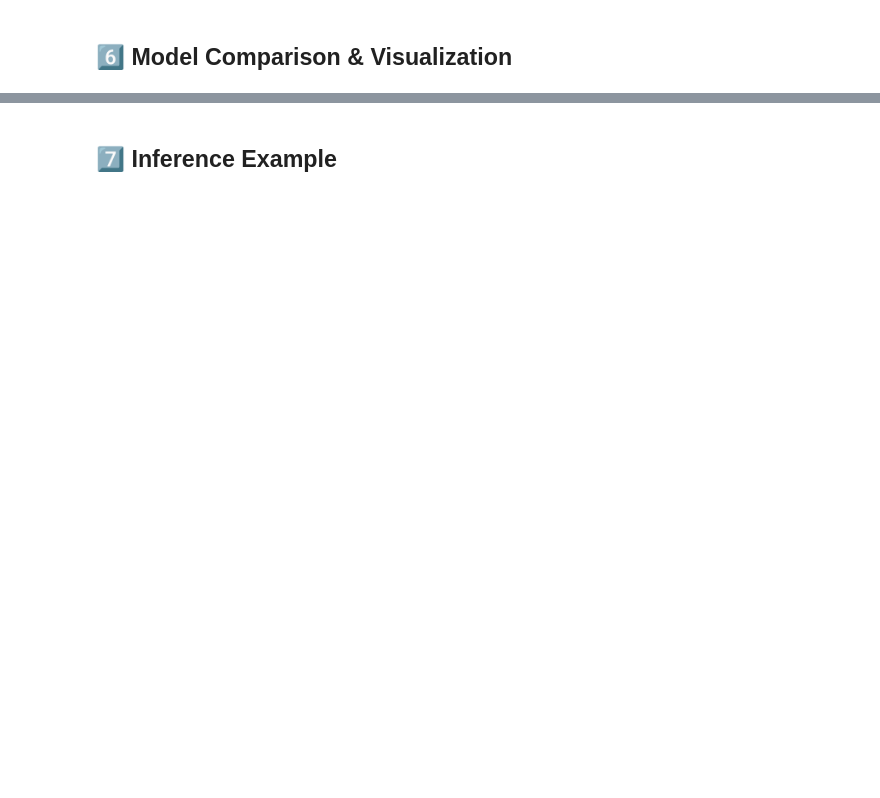
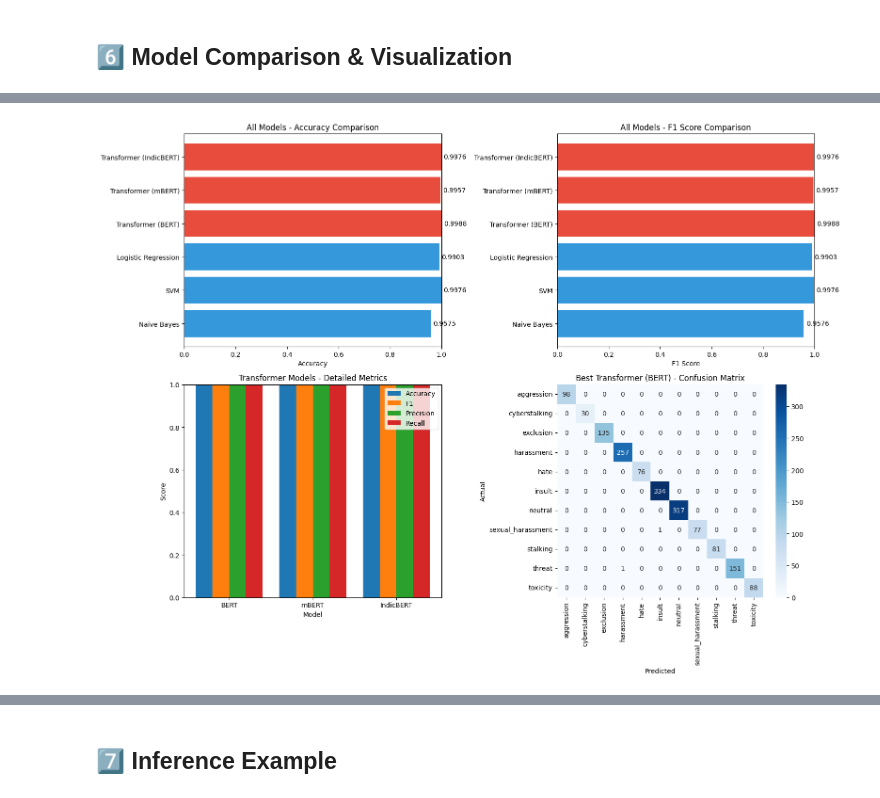
Before and after one commit to vinod-hn/Cyberbullying-detection, a Jupyter notebook: Cyberbullying_Detection_Colab_Training.ipynb, the cells around one changed output, grey strips where cells are left out. Drawn from its saved outputs; the diff is of its cells as text; code cells hidden in the pictures; blank space fills up the shorter version.

```diff
--- a/Cyberbullying_Detection_Colab_Training.ipynb
+++ b/Cyberbullying_Detection_Colab_Training.ipynb
@@ -261,7 +336,7 @@ if torch.cuda.is_available():
 TRANSFORMER_MODELS = {
     'BERT': 'bert-base-uncased',
     'mBERT': 'bert-base-multilingual-cased',
-    'IndicBERT': 'ai4bharat/indic-bert'
+    'IndicBERT': 'google/muril-base-cased'
 }
 
 print(f"\n📦 Models to train:")
@@ -618,11 +698,13 @@ print(f"\n✅ Comparison chart saved to Google Drive!")
 # %% [markdown]
 ## 6️⃣ Model Comparison & Visualization
 # %%
-# Compare all models (Baseline + All 3 Transformers)
-from sklearn.metrics import confusion_matrix, f1_score
+# Visualize all models comparison
+import matplotlib.pyplot as plt
+import numpy as np
+from sklearn.metrics import confusion_matrix, f1_score, accuracy_score
 import seaborn as sns
 
-# Collect baseline results on test set
+# Collect baseline results on test set (Moved from cell 8e3d2c07)
 model_results = {}
 model_f1_scores = {}
 
@@ -651,7 +733,83 @@ for model_key, results in transformer_results.items():
         print(f"   {model_key}: ERROR - {results['error'][:50]}...")
 
 # Find best overall model
-best_model_name = max(model_f1_scores.keys(), key=lambda x: model_f1_scores[x])
-print(f"\n🏆 Best Overall Model: {best_model_name}")
-print(f"   F1 Score: {model_f1_scores[best_model_name]:.4f}")
-print(f"   Accuracy: {model_results[best_model_name]:.4f}")
+best_model_name_overall = max(model_f1_scores.keys(), key=lambda x: model_f1_scores[x])
+print(f"\n🏆 Best Overall Model: {best_model_name_overall}")
+print(f"   F1 Score: {model_f1_scores[best_model_name_overall]:.4f}")
+print(f"   Accuracy: {model_results[best_model_name_overall]:.4f}")
+
+
+fig, axes = plt.subplots(2, 2, figsize=(16, 12))
+
+# 1. Accuracy comparison (all models)
+ax1 = axes[0, 0]
+models = list(model_results.keys())
+accuracies = list(model_results.values())
+
+# Color coding: blue for baseline, different colors for each transformer
+colors = []
+for m in models:
+    if 'BERT' in m:
+        colors.append('#e74c3c')  # Red for BERT
+    elif 'mBERT' in m:
+        colors.append('#9b59b6')  # Purple for mBERT
+    elif 'IndicBERT' in m:
+        colors.append('#e67e22')  # Orange for IndicBERT
+    else:
+        colors.append('#3498db')  # Blue for baseline
+
+bars = ax1.barh(models, accuracies, color=colors)
+ax1.set_xlabel('Accuracy')
+ax1.set_title('All Models - Accuracy Comparison')
+ax1.set_xlim(0, 1)
+for bar, acc in zip(bars, accuracies):
+    ax1.text(acc + 0.01, bar.get_y() + bar.get_height()/2, f'{acc:.4f}', va='center')
+
+# 2. F1 Score comparison (all models)
+ax2 = axes[0, 1]
+f1_scores_list = list(model_f1_scores.values()) # Renamed to avoid conflict with f1_score function
+bars = ax2.barh(models, f1_scores_list, color=colors)
+ax2.set_xlabel('F1 Score')
+ax2.set_title('All Models - F1 Score Comparison')
+ax2.set_xlim(0, 1)
+for bar, f1_val in zip(bars, f1_scores_list):
+    ax2.text(f1_val + 0.01, bar.get_y() + bar.get_height()/2, f'{f1_val:.4f}', va='center')
+
+# 3. Transformer models detailed comparison
+ax3 = axes[1, 0]
+valid_transformers = [k for k in transformer_results.keys() if 'error' not in transformer_results[k]]
+metrics = ['accuracy', 'f1', 'precision', 'recall']
+x = np.arange(len(valid_transformers))
+width = 0.2
+
+for i, metric in enumerate(metrics):
+    values = [transformer_results[m]['test_results'][f'eval_{metric}'] for m in valid_transformers]
+    ax3.bar(x + i*width, values, width, label=metric.capitalize())
+
+ax3.set_xlabel('Model')
+ax3.set_ylabel('Score')
+ax3.set_title('Transformer Models - Detailed Metrics')
+ax3.set_xticks(x + width * 1.5)
+ax3.set_xticklabels(valid_transformers)
+ax3.legend()
+ax3.set_ylim(0, 1)
+
+# 4. Confusion matrix for best transformer
+ax4 = axes[1, 1]
+if valid_transformers:
+    best_transformer_name_for_plot = max(valid_transformers, key=lambda x: transformer_results[x]['f1'])
+    # Get predictions for the best transformer (assuming it's available in trained_models)
+    best_transformer_preds = trained_models[best_transformer_name_for_plot.replace('Transformer (', '').replace(')', '')]['trainer'].predict(test_dataset).predictions.argmax(-1)
+
+    cm = confusion_matrix(y_test, best_transformer_preds)
+    sns.heatmap(cm, annot=True, fmt='d', cmap='Blues', xticklabels=le.classes_, yticklabels=le.classes_, ax=ax4)
+    ax4.set_title(f'Best Transformer ({best_transformer_name_for_plot}) - Confusion Matrix')
+    ax4.set_xlabel('Predicted')
+    ax4.set_ylabel('Actual')
+
+plt.tight_layout()
+plt.savefig(f'{SAVE_PATH}/all_models_comparison.png', dpi=150, bbox_inches='tight')
+plt.show()
+
+print(f"\n✅ Comparison chart saved to Google Drive!")
+# %% [output]
@@ -657,0 +832 @@ print(f"   Accuracy: {model_results[best_model_name]:.4f}")
+[figure, added]
```
Also changed, not shown: parts of 21 cells of this notebook.
